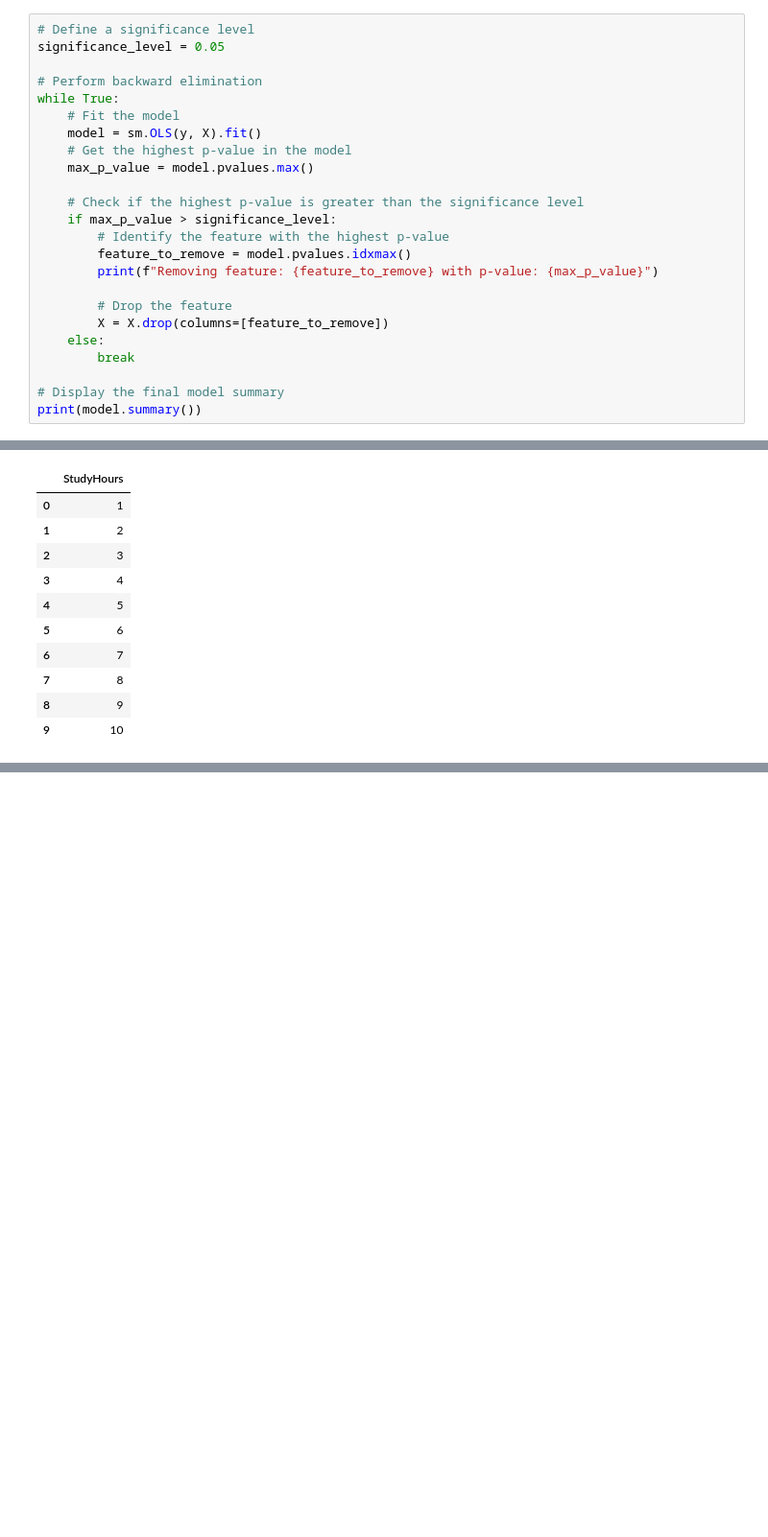
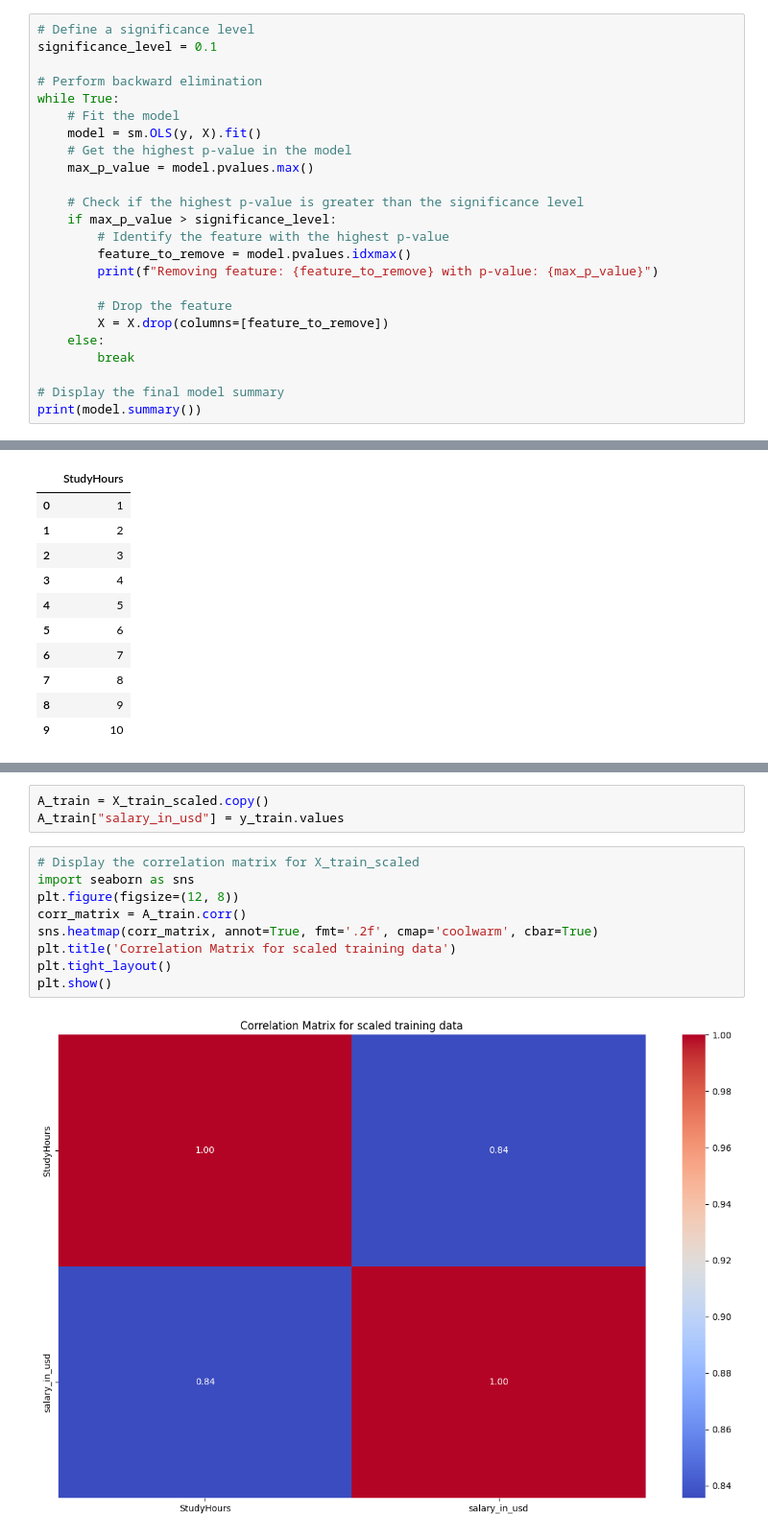
Before and after one commit to davy-benoot/MS-ML-Algorithms-and-Techniques, a Jupyter notebook: backwards elimination.ipynb, the cells around one changed output, grey strips where cells are left out. Shown at 96% size. Drawn from its saved outputs; the diff is of its cells as text; blank space fills up the shorter version.

```diff
--- a/backwards elimination.ipynb
+++ b/backwards elimination.ipynb
@@ -86,7 +92,7 @@ Notes:
 strong multicollinearity or other numerical problems.
 # %%
 # Define a significance level
-significance_level = 0.05
+significance_level = 0.1
 
 # Perform backward elimination
 while True:
@@ -142,0 +190,14 @@ X
+# %%
+A_train = X_train_scaled.copy()
+A_train["salary_in_usd"] = y_train.values
+# %%
+# Display the correlation matrix for X_train_scaled
+import seaborn as sns
+plt.figure(figsize=(12, 8))
+corr_matrix = A_train.corr()
+sns.heatmap(corr_matrix, annot=True, fmt='.2f', cmap='coolwarm', cbar=True)
+plt.title('Correlation Matrix for scaled training data')
+plt.tight_layout()
+plt.show()
+# %% [output]
+[figure, added]
```
Also changed, not shown: parts of 4 cells of this notebook.
